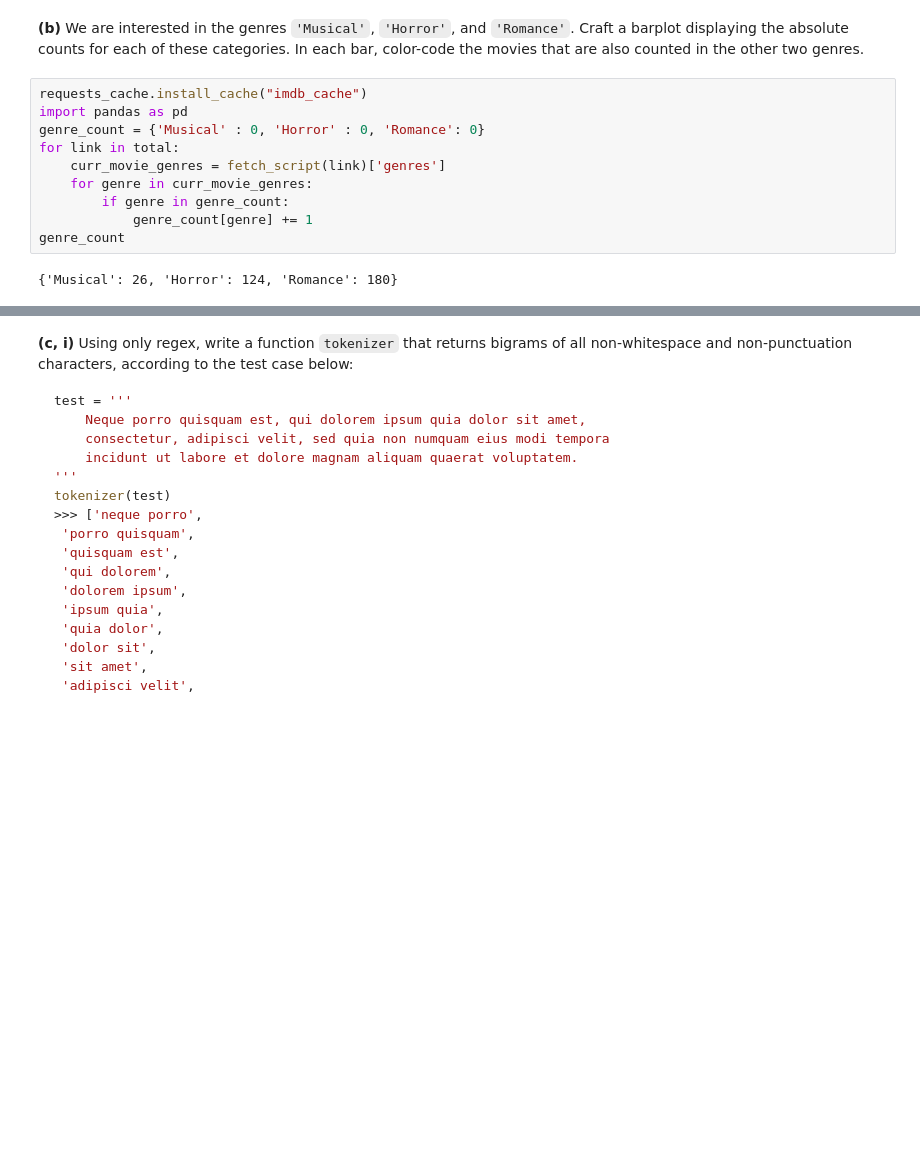
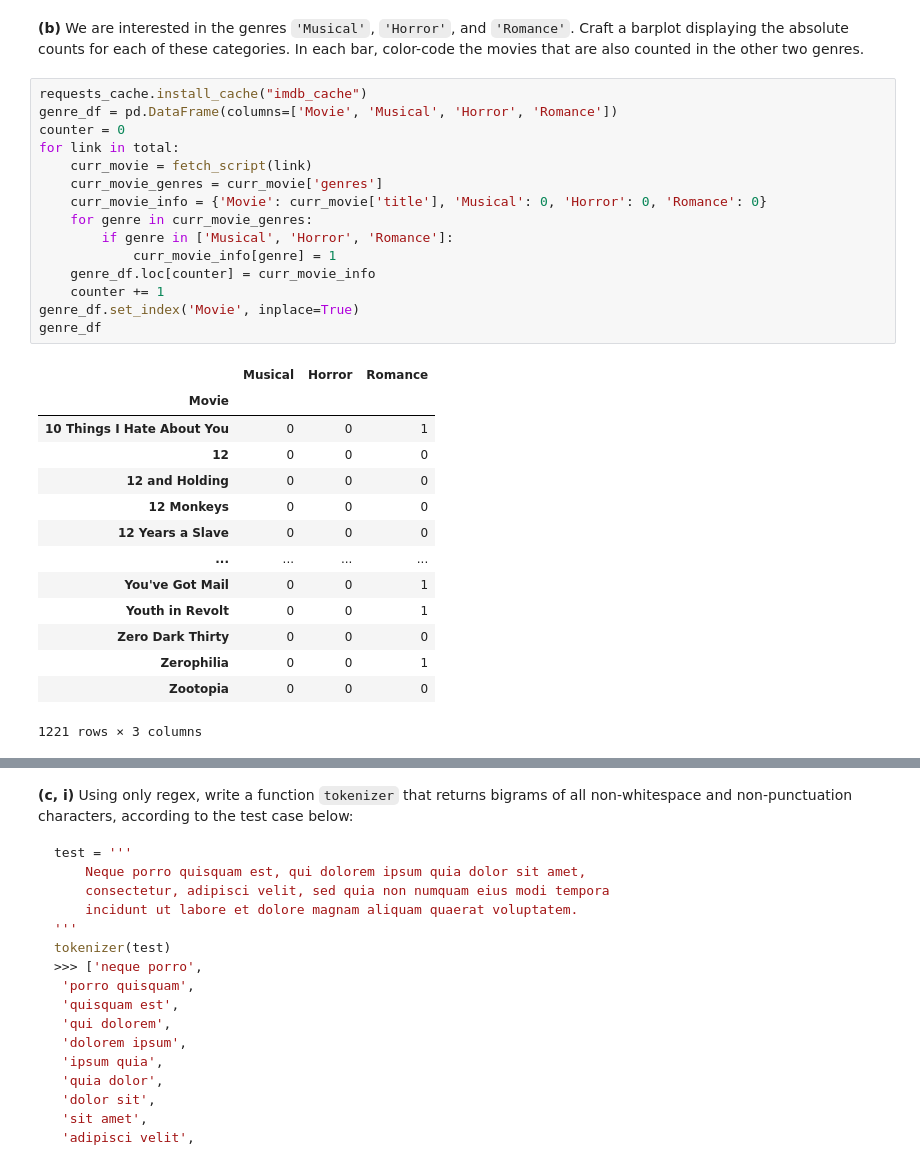
Before and after one commit to cc81972/STA141B, a Jupyter notebook: hw4/homework_4.ipynb, the cells around one changed output, grey strips where cells are left out. Cells and saved outputs as stored; diff of their text form; blank space fills up the shorter version.

```diff
--- a/hw4/homework_4.ipynb
+++ b/hw4/homework_4.ipynb
@@ -96,15 +96,33 @@ for link in total:
 counter
 # %% [markdown]
 __(b)__ We are interested in the genres `'Musical'`, `'Horror'`, and `'Romance'`. Craft a barplot displaying the absolute counts for each of these categories. In each bar, color-code the movies that are also counted in the other two genres.
-# %%
-requests_cache.install_cache("imdb_cache")
-import pandas as pd
-genre_count = {'Musical' : 0, 'Horror' : 0, 'Romance': 0}
-for link in total:
-    curr_movie_genres = fetch_script(link)['genres']
-    for genre in curr_movie_genres:
-        if genre in genre_count:
-            genre_count[genre] += 1
-genre_count
-# %% [output]
-{'Musical': 26, 'Horror': 124, 'Romance': 180}
+# %%
+requests_cache.install_cache("imdb_cache")
+genre_df = pd.DataFrame(columns=['Movie', 'Musical', 'Horror', 'Romance'])
+counter = 0
+for link in total:
+    curr_movie = fetch_script(link)
+    curr_movie_genres = curr_movie['genres']
+    curr_movie_info = {'Movie': curr_movie['title'], 'Musical': 0, 'Horror': 0, 'Romance': 0}
+    for genre in curr_movie_genres:
+        if genre in ['Musical', 'Horror', 'Romance']:
+            curr_movie_info[genre] = 1
+    genre_df.loc[counter] = curr_movie_info
+    counter += 1
+genre_df.set_index('Movie', inplace=True)
+genre_df
+# %% [output]
+|  | Musical | Horror | Romance |
+| Movie |  |  |  |
+| 10 Things I Hate About You | 0 | 0 | 1 |
+| 12 | 0 | 0 | 0 |
+| 12 and Holding | 0 | 0 | 0 |
+| 12 Monkeys | 0 | 0 | 0 |
+| 12 Years a Slave | 0 | 0 | 0 |
+| ... | ... | ... | ... |
+| You've Got Mail | 0 | 0 | 1 |
+| Youth in Revolt | 0 | 0 | 1 |
+| Zero Dark Thirty | 0 | 0 | 0 |
+| Zerophilia | 0 | 0 | 1 |
+| Zootopia | 0 | 0 | 0 |
+1221 rows × 3 columns
```
Also changed, not shown: parts of 5 cells of this notebook.
